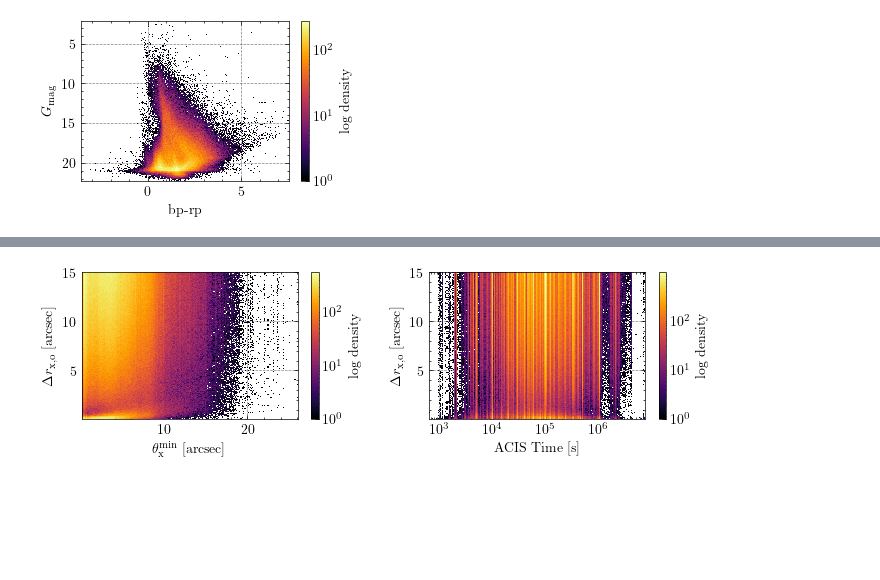
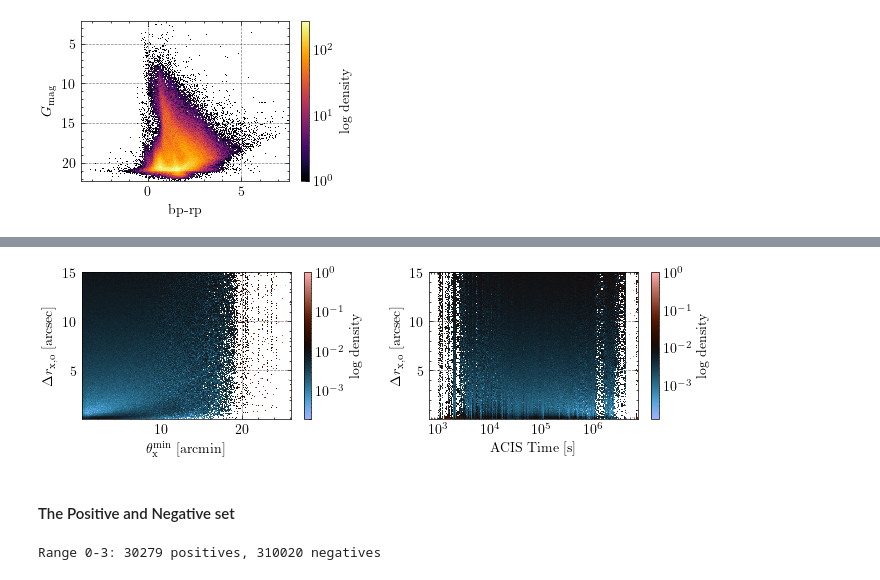
Before and after one commit to samuelperezdi/starsml, a Jupyter notebook: notebooks/paperplots.ipynb, the cells around one changed output, grey strips where cells are left out. Cells and saved outputs as stored; diff of their text form; code cells hidden in the pictures; blank space fills up the shorter version.

Commit message:
more paper plots

```diff
--- a/notebooks/paperplots.ipynb
+++ b/notebooks/paperplots.ipynb
@@ -220,43 +417,65 @@ plt.show()
 # %%
 # 1x2 subplots comparing 'separation' vs columns:
 # min_theta_mean, acis_time
 
 fig, axes = plt.subplots(1, 2, figsize=set_size(twoc, fraction=1.0, subplots=(1, 2)))
 
 # 3) separation vs min_theta_mean
 ax = axes[0]
 df_theta_clean = df_all_model.dropna(subset=['min_theta_mean', 'separation'])
-hist_theta = ax.hist2d(
+
+# Compute 2D histogram manually
+counts_theta, xedges_theta, yedges_theta = np.histogram2d(
     df_theta_clean['min_theta_mean'],
     df_theta_clean['separation'],
-    bins=200, cmap='inferno', norm=LogNorm()
+    bins=200
 )
-cb_theta = fig.colorbar(hist_theta[3], ax=ax)
+
+# normalize each row
+col_sums_theta = counts_theta.sum(axis=1)
+col_sums_theta[col_sums_theta == 0] = 1  # avoid division by zero
+counts_theta /= col_sums_theta[:, np.newaxis]
+
+
+im_theta = axes[0].pcolormesh(xedges_theta, yedges_theta, counts_theta.T, cmap=cm.berlin, norm=LogNorm(), shading='auto')
+cb_theta = fig.colorbar(im_theta, ax=axes[0])
 cb_theta.set_label('log density')
-ax.set_xlabel(r'$\theta^{\mathrm{min}}_{\mathrm{x}}$ [arcsec]')
-ax.set_ylabel(r'$\Delta r_{\mathrm{x, o}}$ [arcsec]')
-
+axes[0].set_xlabel(r'$\theta^{\mathrm{min}}_{\mathrm{x}}$ [arcmin]')
+axes[0].set_ylabel(r'$\Delta r_{\mathrm{x, o}}$ [arcsec]')
 
 # 4) separation vs acis_time
 ax = axes[1]
 df_acis_clean = df_all_model.dropna(subset=['acis_time', 'separation'])
 xmin, xmax = df_acis_clean['acis_time'].min(), df_acis_clean['acis_time'].max()
 # make logarithmically spaced bins for the x-axis
 xbins = np.logspace(np.log10(xmin), np.log10(xmax), 200)
-hist_acis = ax.hist2d(
+# Compute and normalize the second histogram
+counts_acis, xedges_acis, yedges_acis = np.histogram2d(
     df_acis_clean['acis_time'],
     df_acis_clean['separation'],
-    bins=[xbins, 200],
-    cmap='inferno', norm=LogNorm()
+    bins=[xbins, 200]
 )
-cb_acis = fig.colorbar(hist_acis[3], ax=ax)
+
+# normalize each row
+col_sums_acis = counts_acis.sum(axis=1)
+col_sums_acis[col_sums_acis == 0] = 1  # avoid division by zero
+counts_acis /= col_sums_acis[:, np.newaxis]
+
+im_acis = axes[1].pcolormesh(xedges_acis, yedges_acis, counts_acis.T, cmap=cm.berlin, norm=LogNorm(), shading='auto')
+cb_acis = fig.colorbar(im_acis, ax=axes[1])
 cb_acis.set_label('log density')
-ax.set_xlabel('ACIS Time [s]')
-ax.set_ylabel(r'$\Delta r_{\mathrm{x, o}}$ [arcsec]')
-ax.set_xscale('log')
+axes[1].set_xlabel('ACIS Time [s]')
+axes[1].set_ylabel(r'$\Delta r_{\mathrm{x, o}}$ [arcsec]')
+axes[1].set_xscale('log')
 
 plt.tight_layout()
 plt.savefig('figures/separation_vs_params_density_hist_chandra.pdf', bbox_inches='tight')
 plt.show()
 # %% [output]
-[figure, old version]
+[figure, new version]
+# %% [markdown]
+#### The Positive and Negative set
+# %%
+df_pos_gen, df_neg_gen = get_data_basic_matches(df_all_model, '0-3', 1.3)
+# %% [output]
+Range 0-3: 30279 positives, 310020 negatives
```
Also changed, not shown: parts of 18 cells of this notebook, 2 other files.
